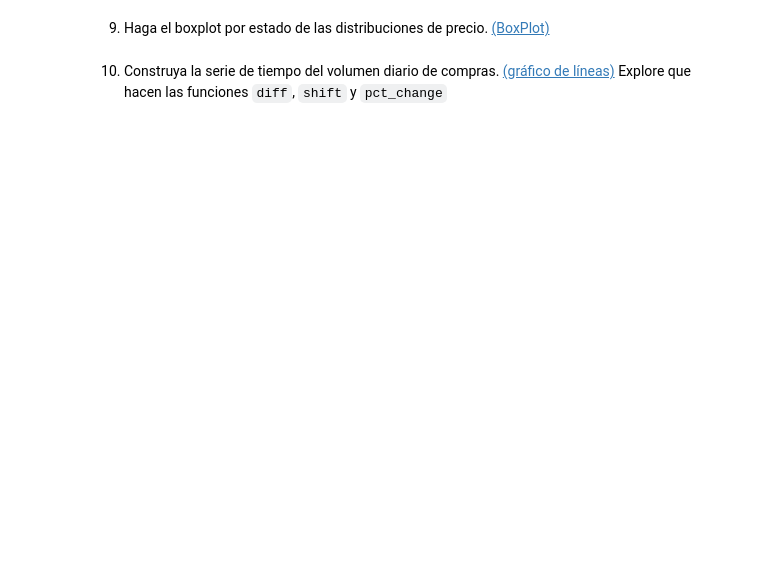
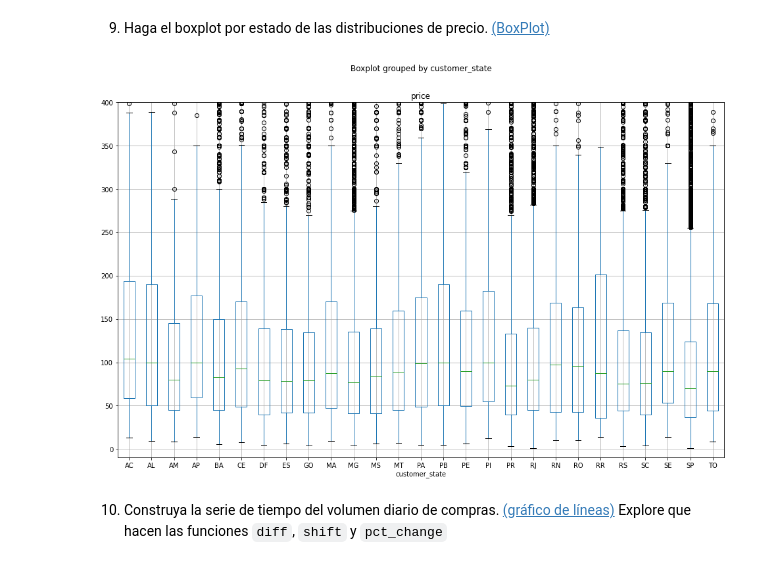
Before and after one commit to julianchitiva/tallerpython, a Jupyter notebook: clases/20211/Clase_10_11_pandas_IV_visualizacion/Clase_10_11_estudiantes_JC.ipynb, the cells around one changed output. Cells and saved outputs as stored; diff of their text form; code cells hidden in the pictures; blank space fills up the shorter version.

```diff
--- a/clases/20211/Clase_10_11_pandas_IV_visualizacion/Clase_10_11_estudiantes_JC.ipynb
+++ b/clases/20211/Clase_10_11_pandas_IV_visualizacion/Clase_10_11_estudiantes_JC.ipynb
@@ -260,4 +290,12 @@ pagos_fecha.plot(figsize=(16,8))
 # %% [markdown]
 9. Haga el boxplot por estado de las distribuciones de precio. [(BoxPlot)](https://matplotlib.org/3.1.1/api/_as_gen/matplotlib.pyplot.boxplot.html)
+# %%
+ventas = ventas.merge(clientes, on = 'customer_id')
+# %%
+ventas.boxplot(column='price', by='customer_state', figsize=(16,10))
+plt.ylim((-10,400) )
+plt.show()
+# %% [output]
+[figure, added]
 # %% [markdown]
 10. Construya la serie de tiempo del volumen diario de compras. [(gráfico de líneas)](https://matplotlib.org/3.1.1/api/_as_gen/matplotlib.pyplot.plot.html#matplotlib.pyplot.plot) Explore que hacen las funciones `diff`, `shift` y  `pct_change`
```
Also changed, not shown: parts of 22 cells of this notebook, 1 other file.
